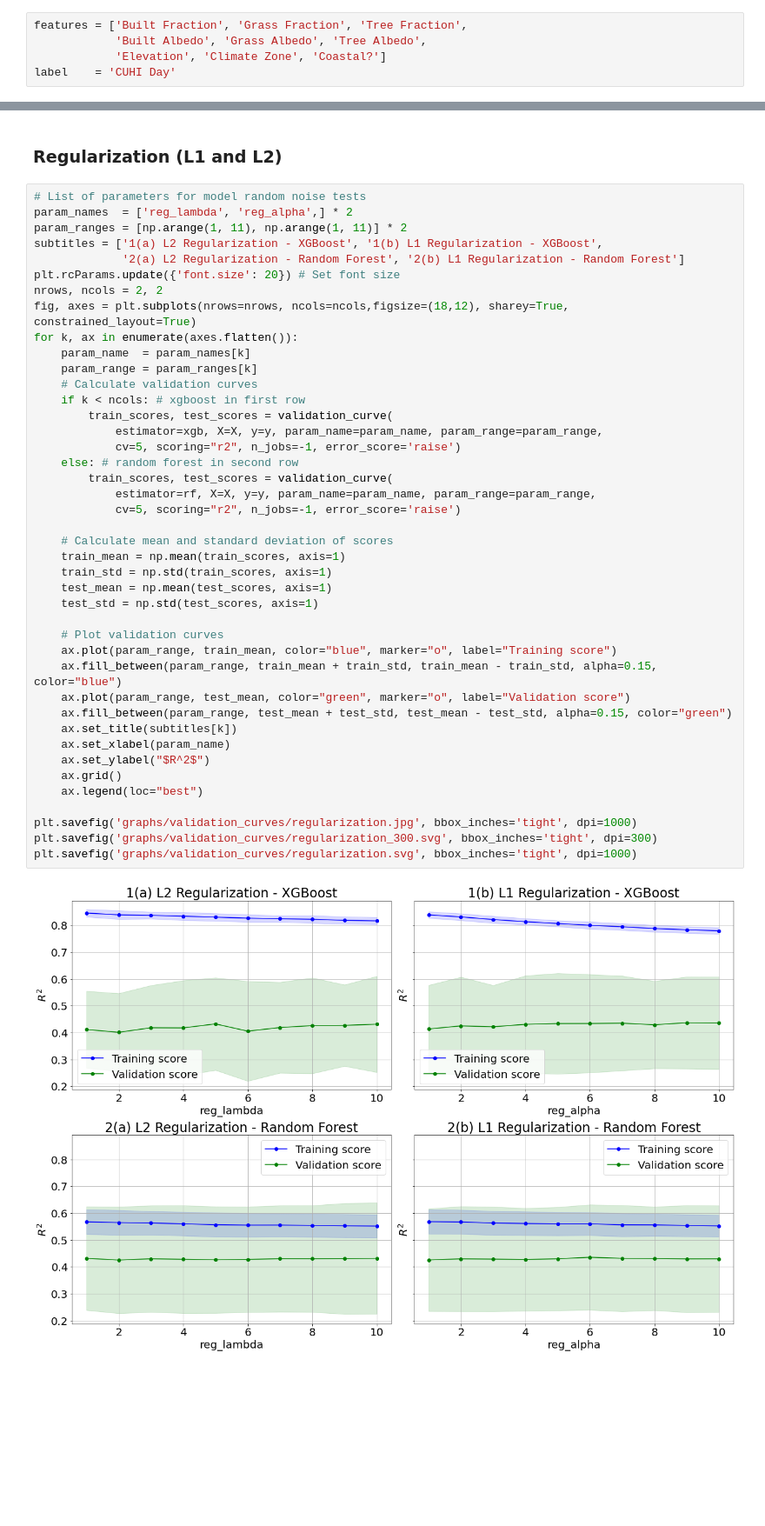
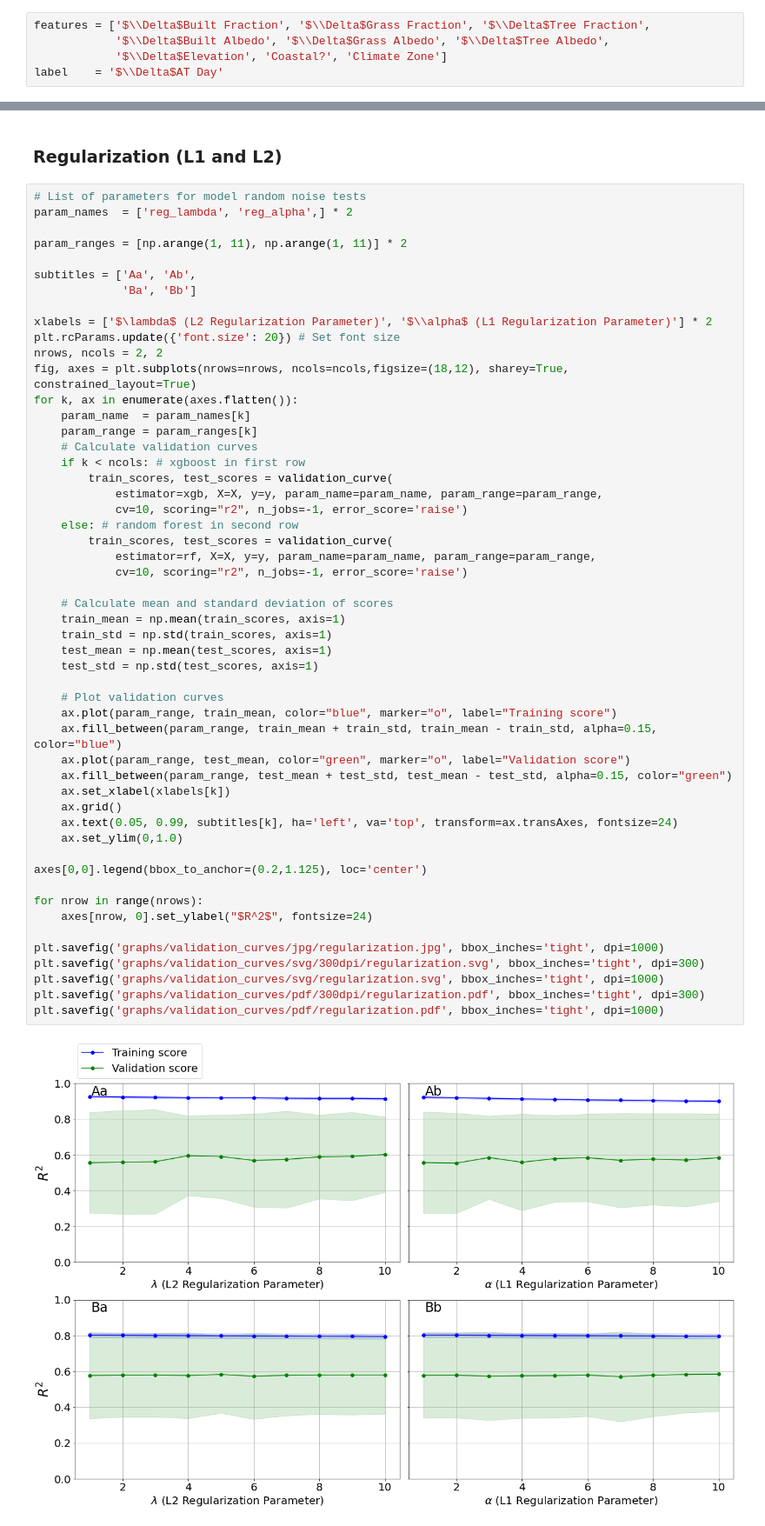
Before and after one commit to LeliaPlusPlus/TargetedHeatMitigation-ML, a Jupyter notebook: 4-ValidationCurves.ipynb, the cells around one changed output, grey strips where cells are left out. Shown: that part at 87% size. Drawn from its saved outputs; the diff is of its cells as text; blank space fills up the shorter version.

```diff
--- a/4-ValidationCurves.ipynb
+++ b/4-ValidationCurves.ipynb
@@ -25,10 +34,10 @@ data['Coastal?'] = data['Coastal?'].fillna(False).astype(int)
 mapping_dict = {'Arid': 0, 'Snow': 1, 'Temperate': 2, 'Tropical': 3}
 data['Climate Zone'] = data['Climate Zone'].map(mapping_dict)
 # %%
-features = ['Built Fraction', 'Grass Fraction', 'Tree Fraction',
-            'Built Albedo', 'Grass Albedo', 'Tree Albedo',
-            'Elevation', 'Climate Zone', 'Coastal?']
-label    = 'CUHI Day'
+features = ['$\\Delta$Built Fraction', '$\\Delta$Grass Fraction', '$\\Delta$Tree Fraction',
+            '$\\Delta$Built Albedo', '$\\Delta$Grass Albedo', '$\\Delta$Tree Albedo',
+            '$\\Delta$Elevation', 'Coastal?', 'Climate Zone']
+label    = '$\\Delta$AT Day'
 # %%
 Xy = data[features+[label]].dropna().copy()
 X  = Xy.copy()[features]
@@ -139,44 +164,54 @@ plt.savefig('graphs/validation_curves/random_noise.svg', bbox_inches='tight', dp
 # %%
 # List of parameters for model random noise tests
 param_names  = ['reg_lambda', 'reg_alpha',] * 2
+
 param_ranges = [np.arange(1, 11), np.arange(1, 11)] * 2
-subtitles = ['1(a) L2 Regularization - XGBoost', '1(b) L1 Regularization - XGBoost',
-             '2(a) L2 Regularization - Random Forest', '2(b) L1 Regularization - Random Forest']
+
+subtitles = ['Aa', 'Ab',
+             'Ba', 'Bb']
+
+xlabels = ['$\lambda$ (L2 Regularization Parameter)', '$\\alpha$ (L1 Regularization Parameter)'] * 2
 plt.rcParams.update({'font.size': 20}) # Set font size
 nrows, ncols = 2, 2
 fig, axes = plt.subplots(nrows=nrows, ncols=ncols,figsize=(18,12), sharey=True, constrained_layout=True)
 for k, ax in enumerate(axes.flatten()):
     param_name  = param_names[k]
     param_range = param_ranges[k]
     # Calculate validation curves
     if k < ncols: # xgboost in first row
         train_scores, test_scores = validation_curve(
             estimator=xgb, X=X, y=y, param_name=param_name, param_range=param_range,
-            cv=5, scoring="r2", n_jobs=-1, error_score='raise')
+            cv=10, scoring="r2", n_jobs=-1, error_score='raise')
     else: # random forest in second row
         train_scores, test_scores = validation_curve(
             estimator=rf, X=X, y=y, param_name=param_name, param_range=param_range,
-            cv=5, scoring="r2", n_jobs=-1, error_score='raise')
+            cv=10, scoring="r2", n_jobs=-1, error_score='raise')
 
     # Calculate mean and standard deviation of scores
     train_mean = np.mean(train_scores, axis=1)
     train_std = np.std(train_scores, axis=1)
     test_mean = np.mean(test_scores, axis=1)
     test_std = np.std(test_scores, axis=1)
 
     # Plot validation curves
     ax.plot(param_range, train_mean, color="blue", marker="o", label="Training score")
     ax.fill_between(param_range, train_mean + train_std, train_mean - train_std, alpha=0.15, color="blue")
     ax.plot(param_range, test_mean, color="green", marker="o", label="Validation score")
     ax.fill_between(param_range, test_mean + test_std, test_mean - test_std, alpha=0.15, color="green")
-    ax.set_title(subtitles[k])
-    ax.set_xlabel(param_name)
-    ax.set_ylabel("$R^2$")
+    ax.set_xlabel(xlabels[k])
     ax.grid()
-    ax.legend(loc="best")
+    ax.text(0.05, 0.99, subtitles[k], ha='left', va='top', transform=ax.transAxes, fontsize=24)
+    ax.set_ylim(0,1.0)
 
-plt.savefig('graphs/validation_curves/regularization.jpg', bbox_inches='tight', dpi=1000)
-plt.savefig('graphs/validation_curves/regularization_300.svg', bbox_inches='tight', dpi=300)
-plt.savefig('graphs/validation_curves/regularization.svg', bbox_inches='tight', dpi=1000)
+axes[0,0].legend(bbox_to_anchor=(0.2,1.125), loc='center')
+
+for nrow in range(nrows):
+    axes[nrow, 0].set_ylabel("$R^2$", fontsize=24)
+
+plt.savefig('graphs/validation_curves/jpg/regularization.jpg', bbox_inches='tight', dpi=1000)
+plt.savefig('graphs/validation_curves/svg/300dpi/regularization.svg', bbox_inches='tight', dpi=300)
+plt.savefig('graphs/validation_curves/svg/regularization.svg', bbox_inches='tight', dpi=1000)
+plt.savefig('graphs/validation_curves/pdf/300dpi/regularization.pdf', bbox_inches='tight', dpi=300)
+plt.savefig('graphs/validation_curves/pdf/regularization.pdf', bbox_inches='tight', dpi=1000)
 # %% [output]
-[figure, old version]
+[figure, new version]
```
Also changed, not shown: parts of 5 cells of this notebook, 3 other files.
